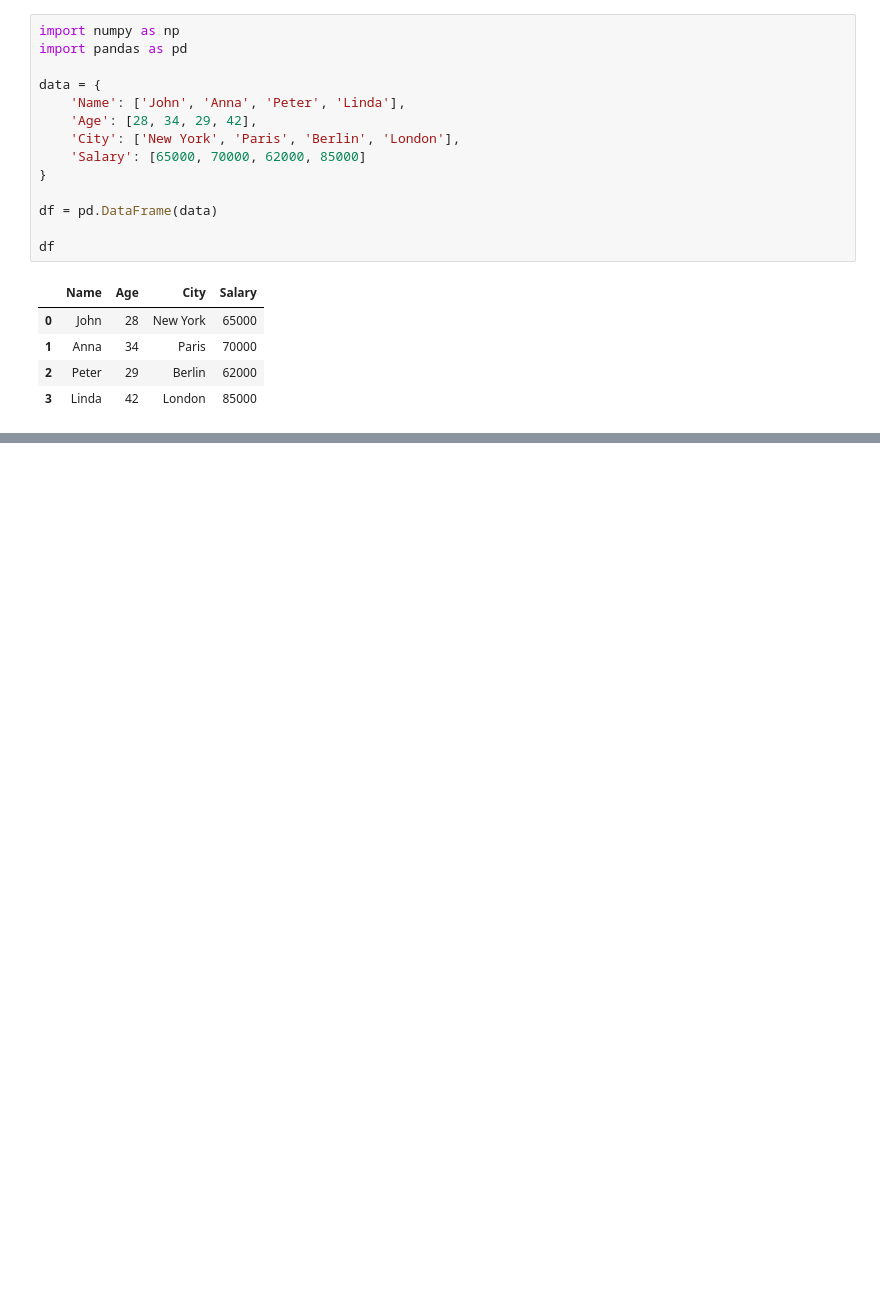
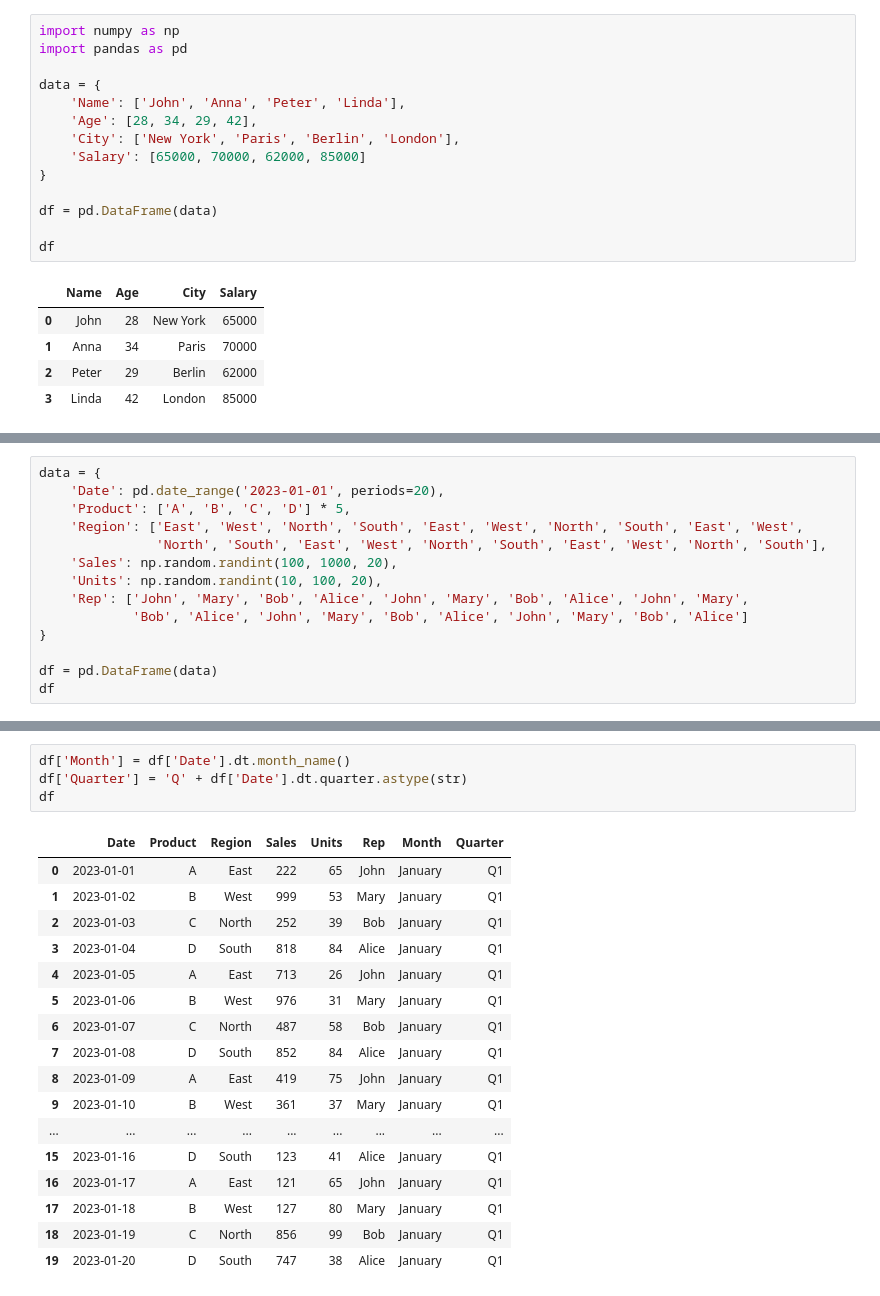
Before and after one commit to ShardenduMishra22/Data-Science, a Jupyter notebook: Pandas.ipynb, the cells around one changed output, grey strips where cells are left out. Drawn from its saved outputs; the diff is of its cells as text; blank space fills up the shorter version.

```diff
--- a/Pandas.ipynb
+++ b/Pandas.ipynb
@@ -79,0 +453,14 @@ df
+# %%
+data = {
+    'Date': pd.date_range('2023-01-01', periods=20),
+    'Product': ['A', 'B', 'C', 'D'] * 5,
+    'Region': ['East', 'West', 'North', 'South', 'East', 'West', 'North', 'South', 'East', 'West',
+               'North', 'South', 'East', 'West', 'North', 'South', 'East', 'West', 'North', 'South'],
+    'Sales': np.random.randint(100, 1000, 20),
+    'Units': np.random.randint(10, 100, 20),
+    'Rep': ['John', 'Mary', 'Bob', 'Alice', 'John', 'Mary', 'Bob', 'Alice', 'John', 'Mary',
+            'Bob', 'Alice', 'John', 'Mary', 'Bob', 'Alice', 'John', 'Mary', 'Bob', 'Alice']
+}
+
+df = pd.DataFrame(data)
+df
@@ -79,0 +485,22 @@ df
+# %%
+df['Month'] = df['Date'].dt.month_name()
+df['Quarter'] = 'Q' + df['Date'].dt.quarter.astype(str)
+df
+# %% [output]
+|  | Date | Product | Region | Sales | Units | Rep | Month | Quarter |
+| 0 | 2023-01-01 | A | East | 222 | 65 | John | January | Q1 |
+| 1 | 2023-01-02 | B | West | 999 | 53 | Mary | January | Q1 |
+| 2 | 2023-01-03 | C | North | 252 | 39 | Bob | January | Q1 |
+| 3 | 2023-01-04 | D | South | 818 | 84 | Alice | January | Q1 |
+| 4 | 2023-01-05 | A | East | 713 | 26 | John | January | Q1 |
+| 5 | 2023-01-06 | B | West | 976 | 31 | Mary | January | Q1 |
+| 6 | 2023-01-07 | C | North | 487 | 58 | Bob | January | Q1 |
+| 7 | 2023-01-08 | D | South | 852 | 84 | Alice | January | Q1 |
+| 8 | 2023-01-09 | A | East | 419 | 75 | John | January | Q1 |
+| 9 | 2023-01-10 | B | West | 361 | 37 | Mary | January | Q1 |
+| ... | ... | ... | ... | ... | ... | ... | ... | ... |
+| 15 | 2023-01-16 | D | South | 123 | 41 | Alice | January | Q1 |
+| 16 | 2023-01-17 | A | East | 121 | 65 | John | January | Q1 |
+| 17 | 2023-01-18 | B | West | 127 | 80 | Mary | January | Q1 |
+| 18 | 2023-01-19 | C | North | 856 | 99 | Bob | January | Q1 |
+| 19 | 2023-01-20 | D | South | 747 | 38 | Alice | January | Q1 |
```
Also changed, not shown: parts of 49 cells of this notebook.
